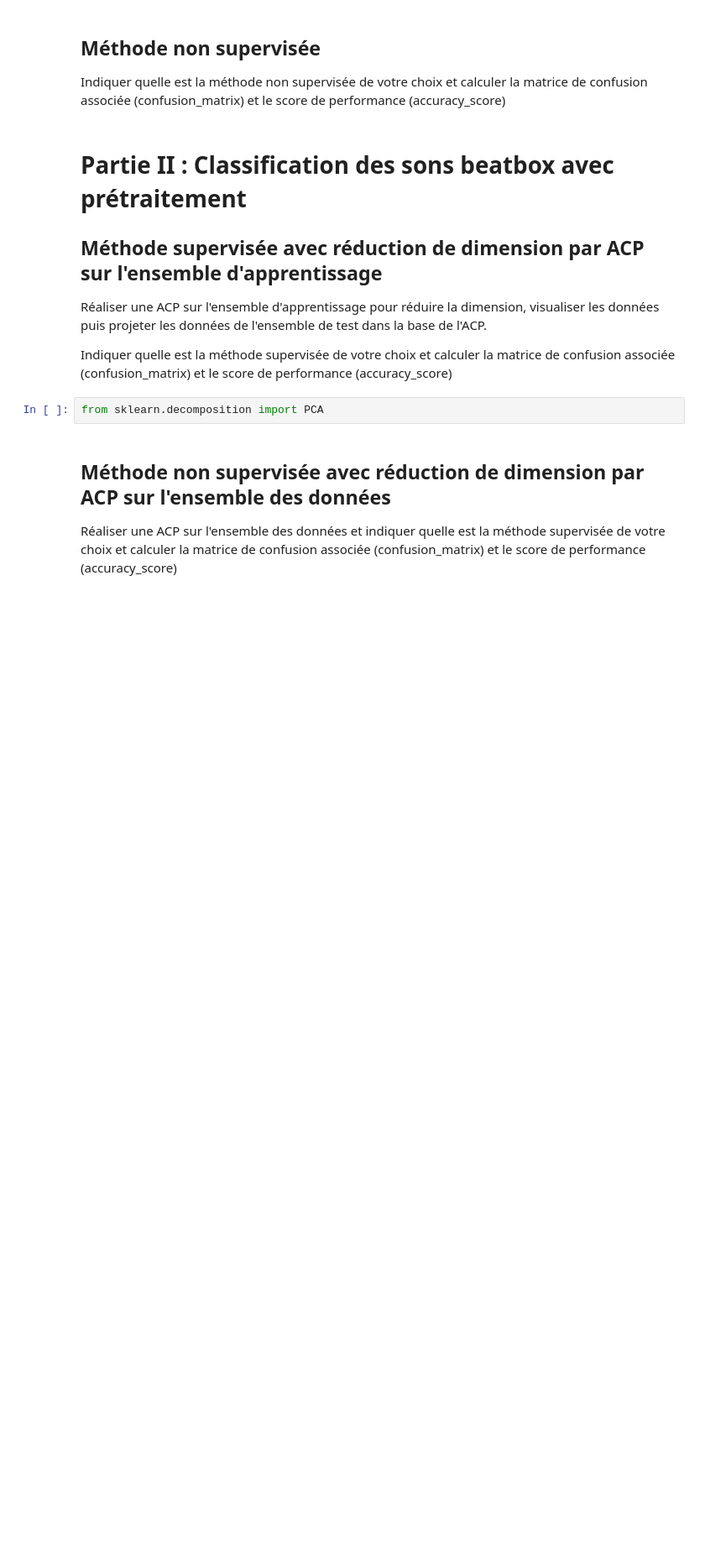
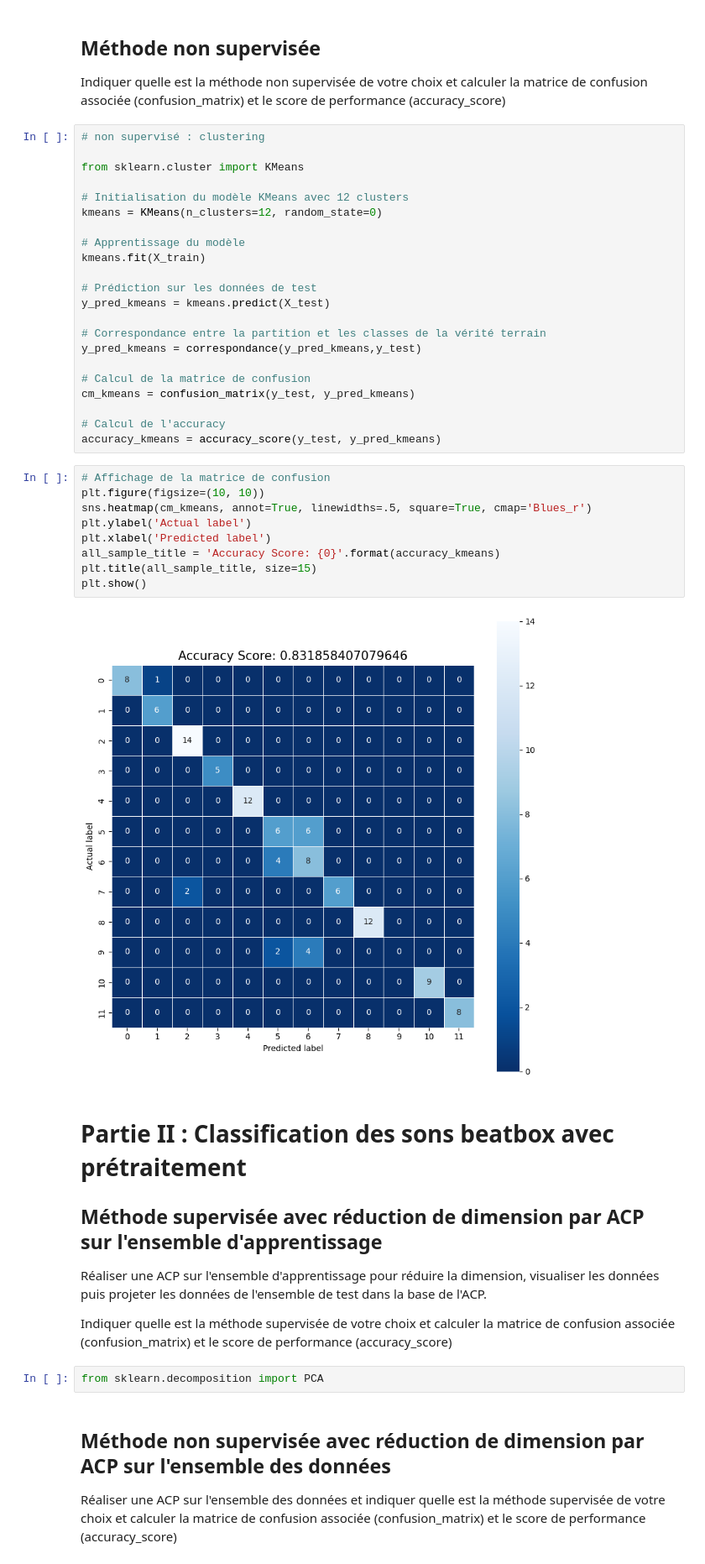
Before and after one commit to HDwayne/Projet_BeatBox, a Jupyter notebook: ProjetBeatbox.ipynb, the cells around one changed output. Shown at 84% size. Saved outputs shown, nothing was run; the diff lists cells and outputs as text; blank space fills up the shorter version.

Commit message:
v1 kmeans

```diff
--- a/ProjetBeatbox.ipynb
+++ b/ProjetBeatbox.ipynb
@@ -168,6 +166,39 @@ plt.show()
 # %% [markdown]
 ## Méthode non supervisée
 Indiquer quelle est la méthode non supervisée de votre choix et calculer la matrice de confusion associée (confusion_matrix) et le score de performance (accuracy_score)
+# %%
+# non supervisé : clustering
+
+from sklearn.cluster import KMeans
+
+# Initialisation du modèle KMeans avec 12 clusters
+kmeans = KMeans(n_clusters=12, random_state=0)
+
+# Apprentissage du modèle
+kmeans.fit(X_train)
+
+# Prédiction sur les données de test
+y_pred_kmeans = kmeans.predict(X_test)
+
+# Correspondance entre la partition et les classes de la vérité terrain
+y_pred_kmeans = correspondance(y_pred_kmeans,y_test)
+
+# Calcul de la matrice de confusion
+cm_kmeans = confusion_matrix(y_test, y_pred_kmeans)
+
+# Calcul de l'accuracy
+accuracy_kmeans = accuracy_score(y_test, y_pred_kmeans)
+# %%
+# Affichage de la matrice de confusion
+plt.figure(figsize=(10, 10))
+sns.heatmap(cm_kmeans, annot=True, linewidths=.5, square=True, cmap='Blues_r')
+plt.ylabel('Actual label')
+plt.xlabel('Predicted label')
+all_sample_title = 'Accuracy Score: {0}'.format(accuracy_kmeans)
+plt.title(all_sample_title, size=15)
+plt.show()
+# %% [output]
+[figure, added]
 # %% [markdown]
 # Partie II : Classification des sons beatbox avec prétraitement
 
```
Also changed, not shown: parts of 1 cell of this notebook.
